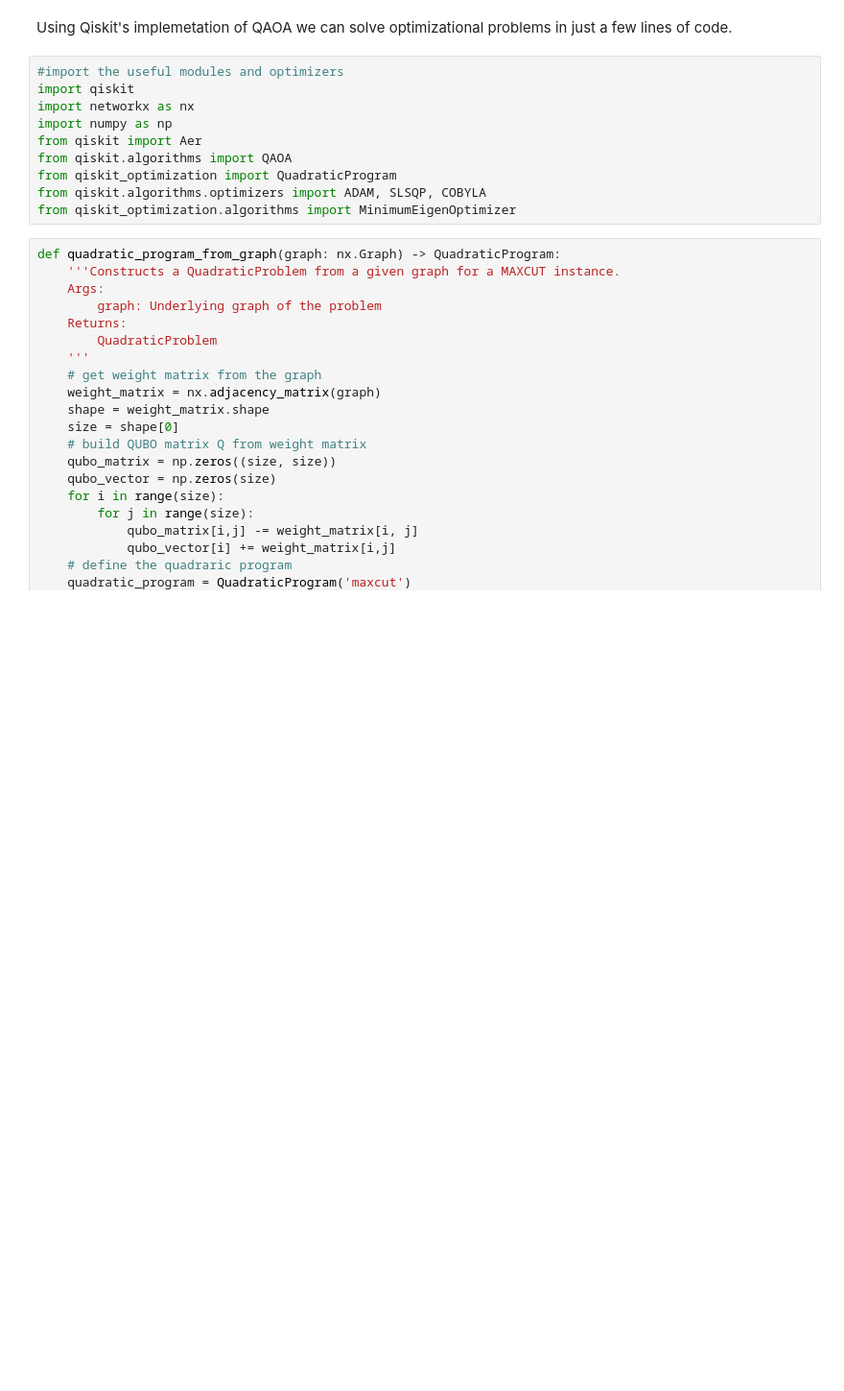
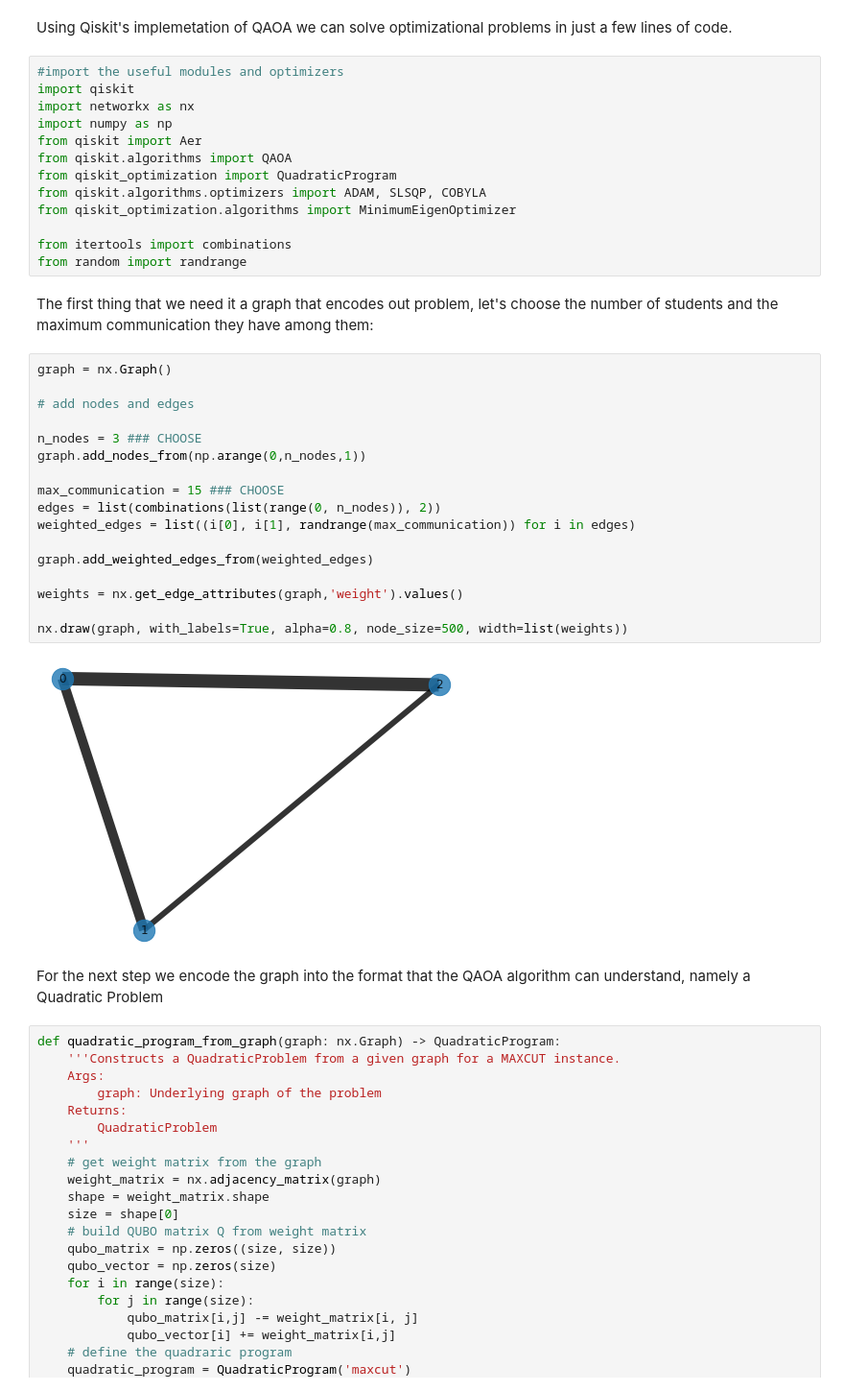
Before and after one commit to nicolasthill/Qiskit-Hackathon-at-World-of-QUANTUM, a Jupyter notebook: QAOA 101/QAOA_with_Qiskit.ipynb, the cells around one changed output. Shown: that part at 96% size. Drawn from its saved outputs; the diff is of its cells as text; blank space fills up the shorter version.

Commit message:
QAOA_with_Qiskit a bit mor interacting :,)

```diff
--- a/QAOA 101/QAOA_with_Qiskit.ipynb
+++ b/QAOA 101/QAOA_with_Qiskit.ipynb
@@ -36,6 +39,32 @@ from qiskit.algorithms import QAOA
 from qiskit_optimization import QuadraticProgram
 from qiskit.algorithms.optimizers import ADAM, SLSQP, COBYLA
 from qiskit_optimization.algorithms import MinimumEigenOptimizer
+
+from itertools import combinations
+from random import randrange
+# %% [markdown]
+The first thing that we need it a graph that encodes out problem, let's choose the number of students and the maximum communication they have among them:
+# %%
+graph = nx.Graph()
+
+# add nodes and edges
+
+n_nodes = 3 ### CHOOSE
+graph.add_nodes_from(np.arange(0,n_nodes,1))
+
+max_communication = 15 ### CHOOSE
+edges = list(combinations(list(range(0, n_nodes)), 2))
+weighted_edges = list((i[0], i[1], randrange(max_communication)) for i in edges)
+
+graph.add_weighted_edges_from(weighted_edges)
+
+weights = nx.get_edge_attributes(graph,'weight').values()
+
+nx.draw(graph, with_labels=True, alpha=0.8, node_size=500, width=list(weights))
+# %% [output]
+[figure, added]
+# %% [markdown]
+For the next step we encode the graph into the format that the QAOA algorithm can understand, namely a Quadratic Problem
 # %%
 def quadratic_program_from_graph(graph: nx.Graph) -> QuadraticProgram:
     '''Constructs a QuadraticProblem from a given graph for a MAXCUT instance.
```
Also changed, not shown: parts of 7 cells of this notebook.
